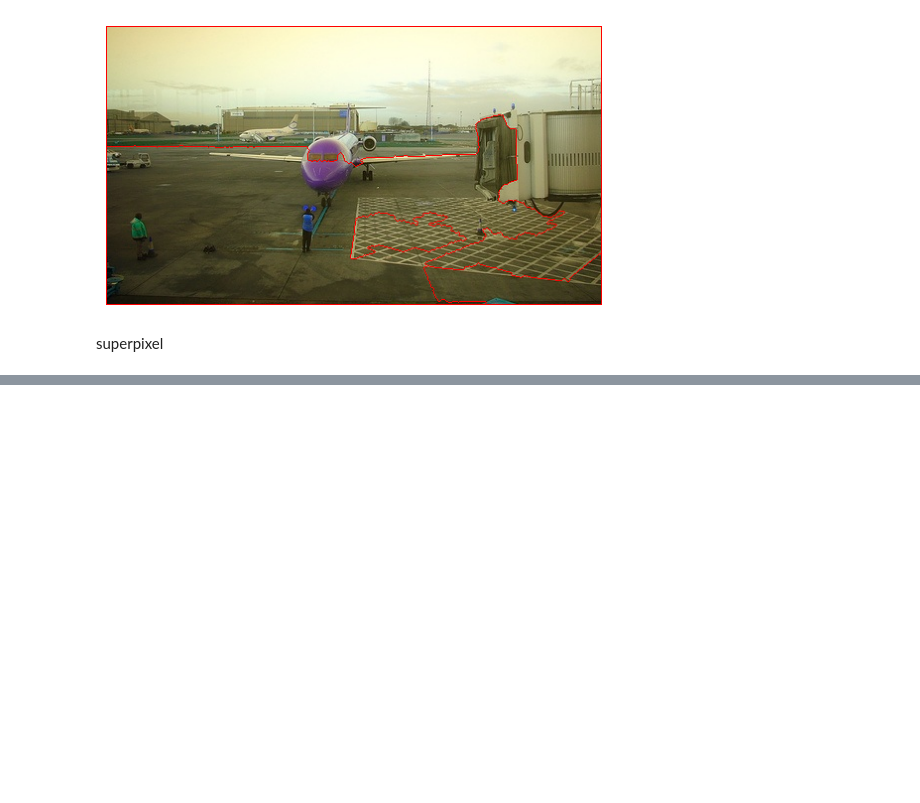
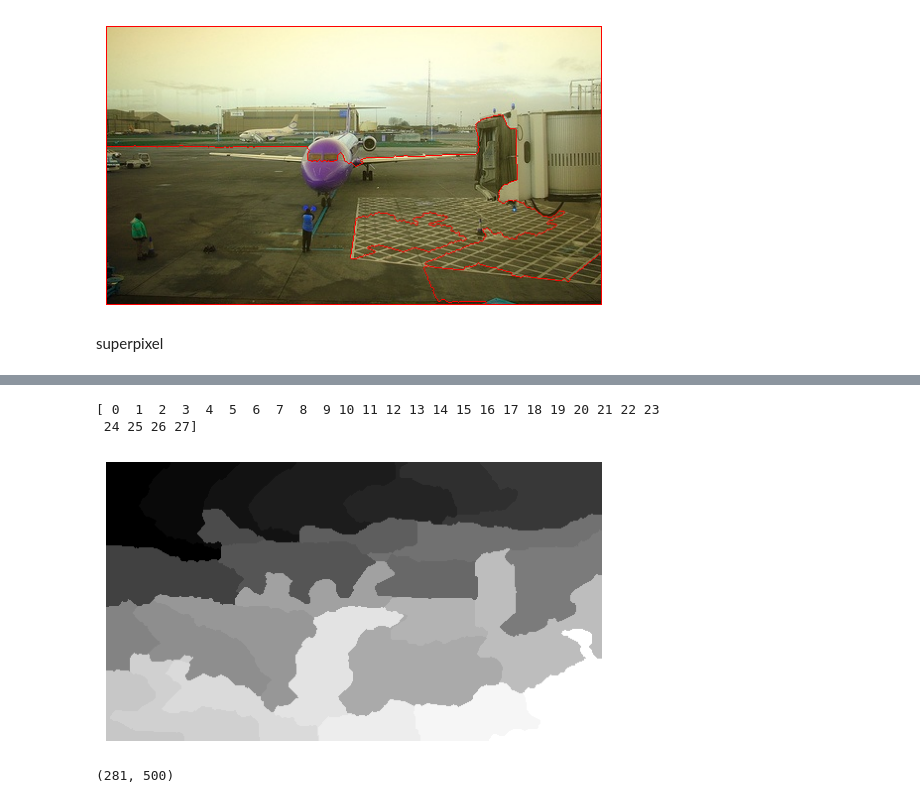
Before and after one commit to Matovic/optical-flow-motion-tracking-segmentation, a Jupyter notebook: src/zadanie3.ipynb, the cells around one changed output, grey strips where cells are left out. Cells and saved outputs as stored; diff of their text form; code cells hidden in the pictures; blank space fills up the shorter version.

```diff
--- a/src/zadanie3.ipynb
+++ b/src/zadanie3.ipynb
@@ -1033,0 +1124,20 @@ superpixel
+# %%
+# Get the labels
+labels = seeds.getLabels()
+print(np.unique(labels))
+
+#labels = cv2.bitwise_not(labels)
+
+plt.imshow(labels, cmap='gray')
+plt.axis('off')
+plt.show()
+# Convert the image to a supported depth
+#labels = cv2.convertScaleAbs(labels)
+# %% [output]
+[ 0  1  2  3  4  5  6  7  8  9 10 11 12 13 14 15 16 17 18 19 20 21 22 23
+ 24 25 26 27]
+[figure, added]
+# %%
+labels.shape
+# %% [output]
+(281, 500)
```
Also changed, not shown: parts of 9 cells of this notebook.
